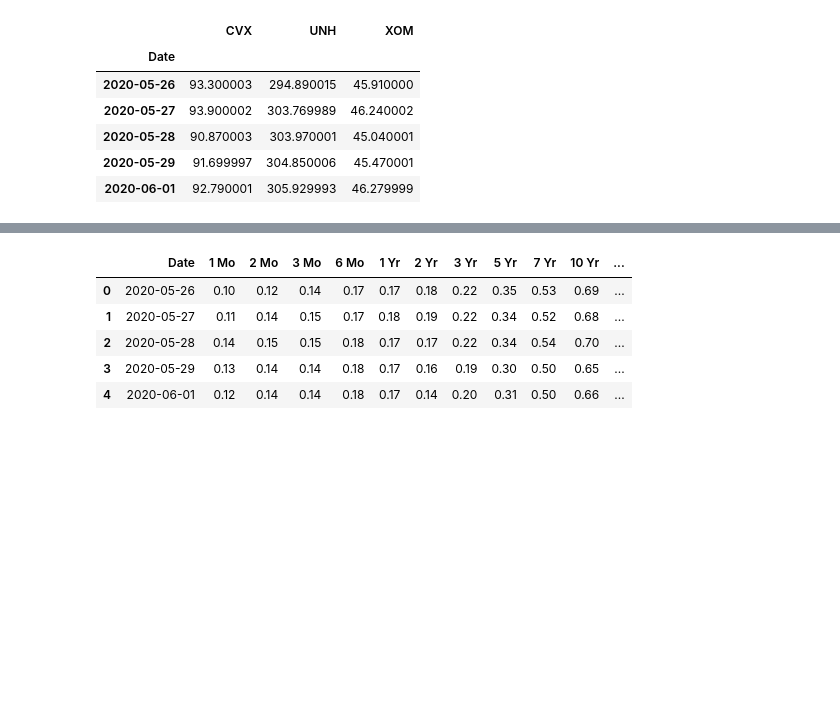
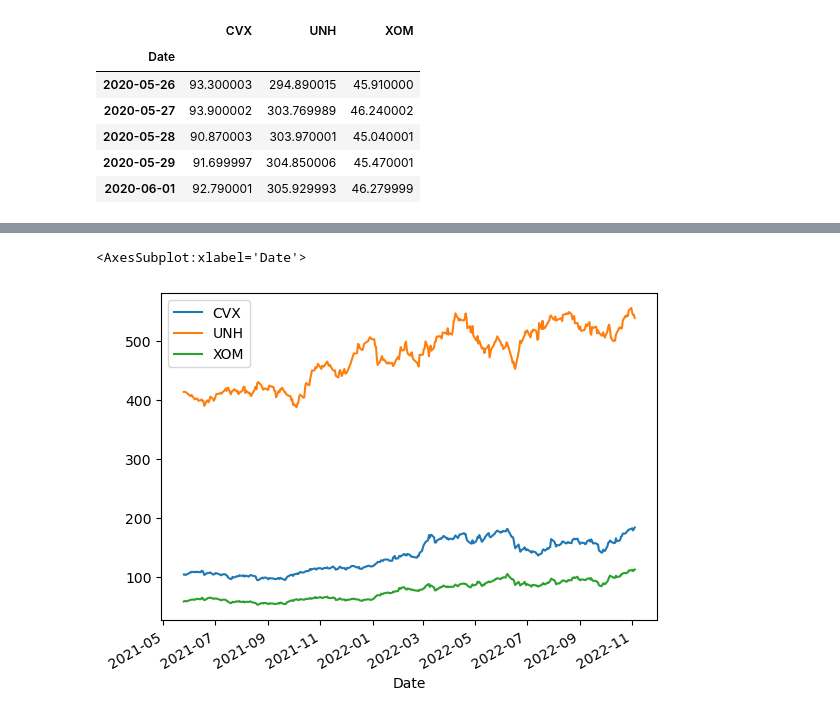
Before and after one commit to majulahsingapuri/Simulation-in-Finance, a Jupyter notebook: sim.ipynb, the cells around one changed output, grey strips where cells are left out. Drawn from its saved outputs; the diff is of its cells as text; code cells hidden in the pictures; blank space fills up the shorter version.

```diff
--- a/sim.ipynb
+++ b/sim.ipynb
@@ -228,13 +251,8 @@ actual_prices = pd.read_csv("actual.csv")
 merged = pd.concat([actual_prices, simulated_prices], axis=1)
 # %%
 px.line(merged, y=["Price", "Monte Carlo", "Antithetic Variates"])
-# %%
-rates = pd.read_csv("rates.csv")
-rates.head()
-# %% [output]
-|  | Date | 1 Mo | 2 Mo | 3 Mo | 6 Mo | 1 Yr | 2 Yr | 3 Yr | 5 Yr | 7 Yr | 10 Yr | ... |
-| 0 | 2020-05-26 | 0.10 | 0.12 | 0.14 | 0.17 | 0.17 | 0.18 | 0.22 | 0.35 | 0.53 | 0.69 | ... |
-| 1 | 2020-05-27 | 0.11 | 0.14 | 0.15 | 0.17 | 0.18 | 0.19 | 0.22 | 0.34 | 0.52 | 0.68 | ... |
-| 2 | 2020-05-28 | 0.14 | 0.15 | 0.15 | 0.18 | 0.17 | 0.17 | 0.22 | 0.34 | 0.54 | 0.70 | ... |
-| 3 | 2020-05-29 | 0.13 | 0.14 | 0.14 | 0.18 | 0.17 | 0.16 | 0.19 | 0.30 | 0.50 | 0.65 | ... |
-| 4 | 2020-06-01 | 0.12 | 0.14 | 0.14 | 0.18 | 0.17 | 0.14 | 0.20 | 0.31 | 0.50 | 0.66 | ... |
+# %%
+df.loc[lifetime[0]:].plot()
+# %% [output]
+<AxesSubplot:xlabel='Date'>
+[figure, added]
```
Also changed, not shown: parts of 13 cells of this notebook, 1 other file.
